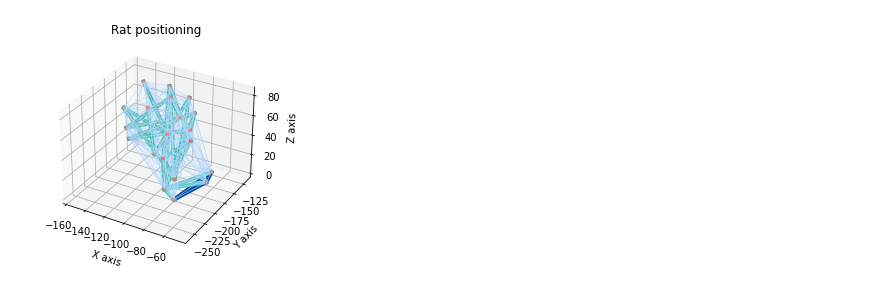
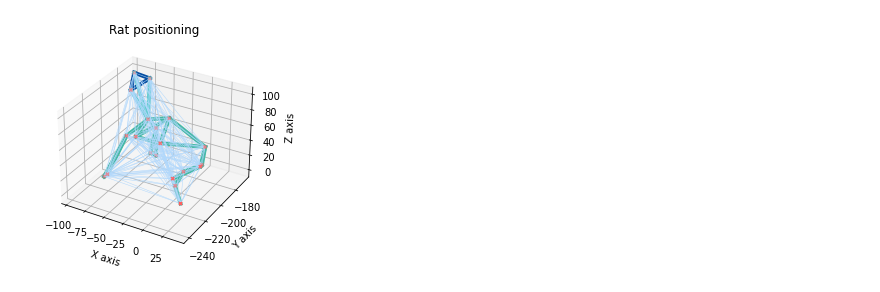
Before and after one commit to AlexKaiLe/Harvard, a Jupyter notebook: VAE/VAE.ipynb, the cells around one changed output. Saved outputs shown, nothing was run; the diff lists cells and outputs as text; code cells hidden in the pictures.

```diff
--- a/VAE/VAE.ipynb
+++ b/VAE/VAE.ipynb
@@ -16,13 +26,11 @@ data = mat['markers_preproc']
 # %%
-names = np.array(list(data.keys()))
-print(names)
-test = []
-for i in names:
-    points = np.array(data[i]).T
-    test.append(points)
+data_points = []
 
-temp = np.array(list(zip(*test)))
-# temp = temp.reshape((540000, 3, 20))
-print(temp[0][0])
+for i in joint_name:
+    data_points.append(np.array(perproc[i]).T)
+
+temp = np.array(list(zip(*data_points)))
+temp = temp.swapaxes(1,2)
 print(temp.shape)
+print(temp[0])
 # %% [output]
@@ -46,4 +49,0 @@ print(temp.shape)
-# %%
-x = temp[:,:,0]
-print(x.shape)
-print(x[0])
@@ -74,23 +50,10 @@ print(temp[0])
 # %%
-import numpy as np
-import matplotlib.pyplot as plt
-from mpl_toolkits.mplot3d import Axes3D
-
-joint_name = ['HeadF', 'HeadB', 'HeadL', 'SpineF', 'SpineM', 'SpineL',
-            'Offset1', 'Offset2', 'HipL', 'HipR', 'ElbowL', 'ArmL',
-            'ShoulderL', 'ShoulderR', 'ElbowR', 'ArmR', 'KneeR',
-            'KneeL', 'ShinL', 'ShinR']
-
-joints_idx = [[1, 2], [2, 3], [1, 3], [2, 4], [1, 4], [3, 4], [4, 5],
-            [5, 6], [4, 7], [7, 8], [5, 8], [5, 7], [6, 8], [6, 9],
-            [6, 10], [11, 12], [4, 13], [4, 14], [11, 13], [12, 13],
-            [14, 15], [14, 16], [15, 16], [9, 18], [10, 17], [18, 19],
-            [17, 20]]
 # Plot 3D points given file and frame number
-def plotKnownOrder(frame):
-    x = frame[0][:, 0]
-    y = frame[0][:, 1]
-    z = frame[0][:, 2]
+def plotKnownOrder(matFile, numb):
+    mat = matFile[numb]
+    x = mat[0]
+    y = mat[1]
+    z = mat[2]
 
     # loading plot
     fig = plt.figure()
@@ -155,6 +118,6 @@ def drawAllLines(ax,x, y, z):
     #     distance.append(point_dist)
     # return distance
 # %%
-plotKnownOrder(temp)
+plotKnownOrder(temp, 12456)
 # %% [output]
-[figure, old version]
+[figure, new version]
```
Also changed, not shown: parts of 6 cells of this notebook.
